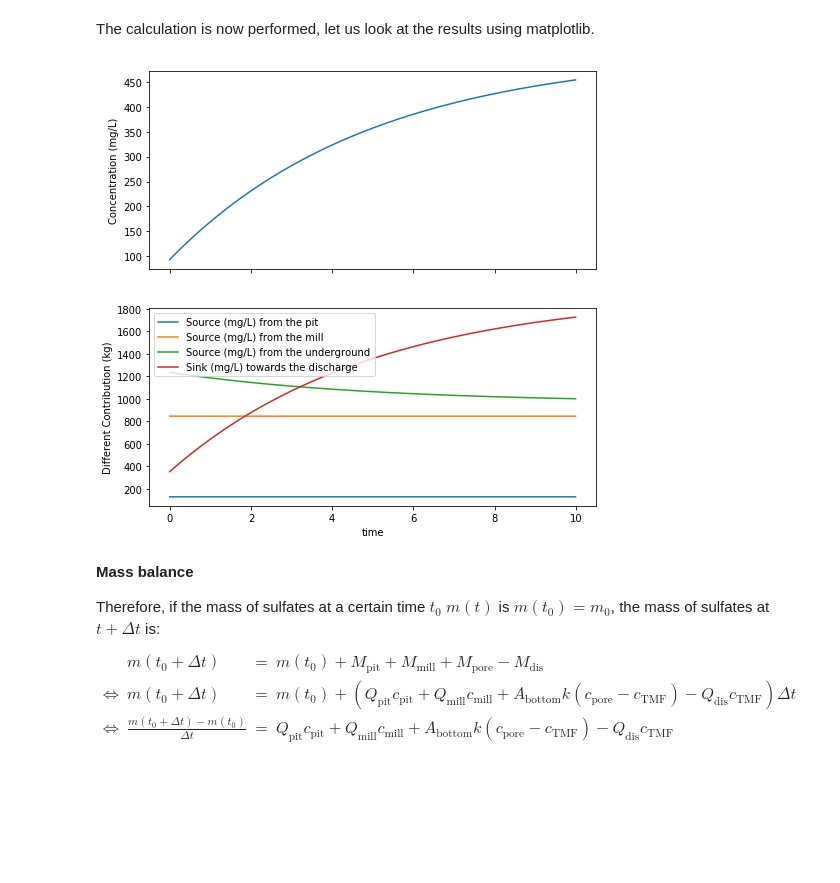
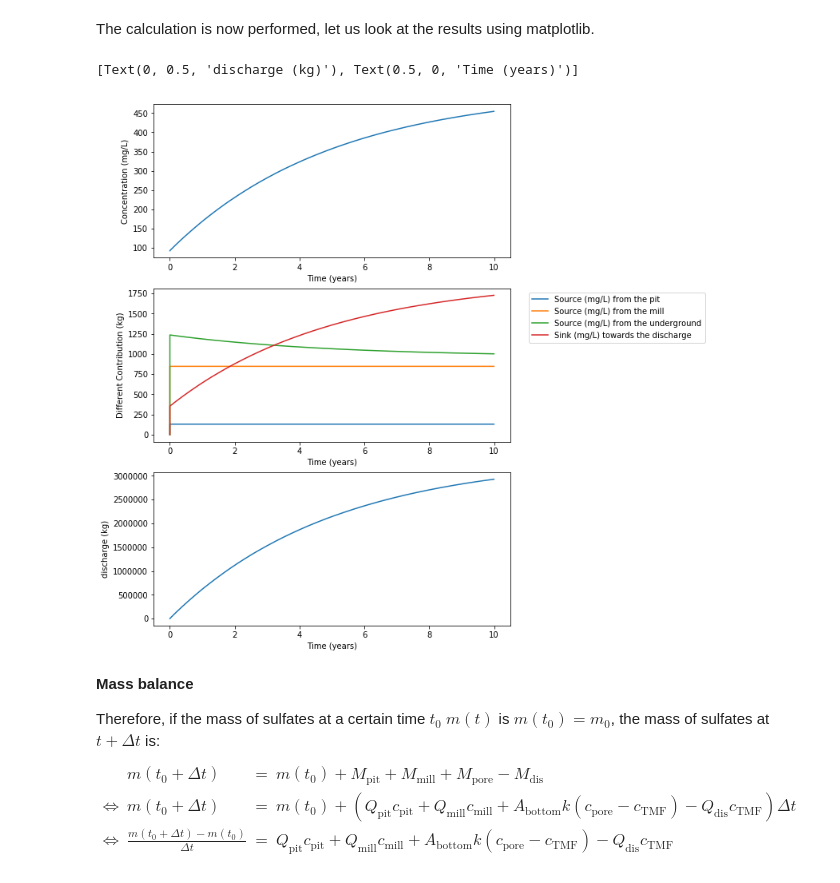
Before and after one commit to phaustin/e213_2019, a Jupyter notebook: tmf_assignment_ns.ipynb, the cells around one changed output. Drawn from its saved outputs; the diff is of its cells as text; code cells hidden in the pictures; blank space fills up the shorter version.

```diff
--- a/tmf_assignment_ns.ipynb
+++ b/tmf_assignment_ns.ipynb
@@ -288,6 +274,7 @@ Smill = np.zeros(n,float)
 Sdis = np.zeros(n,float)
 Spore = np.zeros(n,float)
 time = np.zeros(n,float)
+discharge = np.zeros(n,float)
 # %% [markdown]
 Then, let us initialize the initial values.
 # %%
@@ -308,6 +295,7 @@ for i in range(n - 1):
     Spore[i+1] = S_pore*dt/1e6
 
     m[i+1] = m[i] + (S_pore + S_pit + S_mill - S_dis)*dt
+    discharge[i+1] = discharge[i] + (S_pore + S_pit + S_mill - S_dis)*dt/1e6
     c[i+1] = m[i+1]/V0
     time[i+1] = i/365 #time in years
 # %% [markdown]
@@ -315,24 +303,28 @@ The calculation is now performed, let us look at the results using matplotlib.
 # %%
 # call a figure with two plots, vertically stacked, sharing x(time) axis
 
-fig, (ax1, ax2) = plt.subplots(2, 1, sharex=True, figsize=(8, 8))
+fig, (ax1, ax2, ax3) = plt.subplots(3, 1, figsize=(8, 12))
 
 # First plot is the evolution of concentration
 
 ax1.plot(time, c, label="Concentration")
-ax1.set(ylabel="Concentration (mg/L)")
+ax1.set(xlabel="Time (years)",ylabel="Concentration (mg/L)")
 
 
 # Second plot is the relative contribution to the concentration
 
 ax2.plot(time, Spit, label="Source (mg/L) from the pit")
 ax2.plot(time, Smill, label="Source (mg/L) from the mill")
 ax2.plot(time, Spore, label="Source (mg/L) from the underground")
 ax2.plot(time, Sdis, label="Sink (mg/L) towards the discharge")
-ax2.set(xlabel="time", ylabel="Different Contribution (kg)")
-ax2.legend();
+ax2.set(xlabel="Time (years)", ylabel="Different Contribution (kg)")
+ax2.legend(loc='upper center', bbox_to_anchor=(1.3, 1));
+
+ax3.plot(time, discharge, label="Discharge")
+ax3.set(xlabel="Time (years)",ylabel="discharge (kg)")
 # %% [output]
+[Text(0, 0.5, 'discharge (kg)'), Text(0.5, 0, 'Time (years)')]
-[figure, old version]
+[figure, new version]
 # %% [markdown]
 **Mass balance**
 
```
Also changed, not shown: parts of 1 cell of this notebook, 1 other file.
